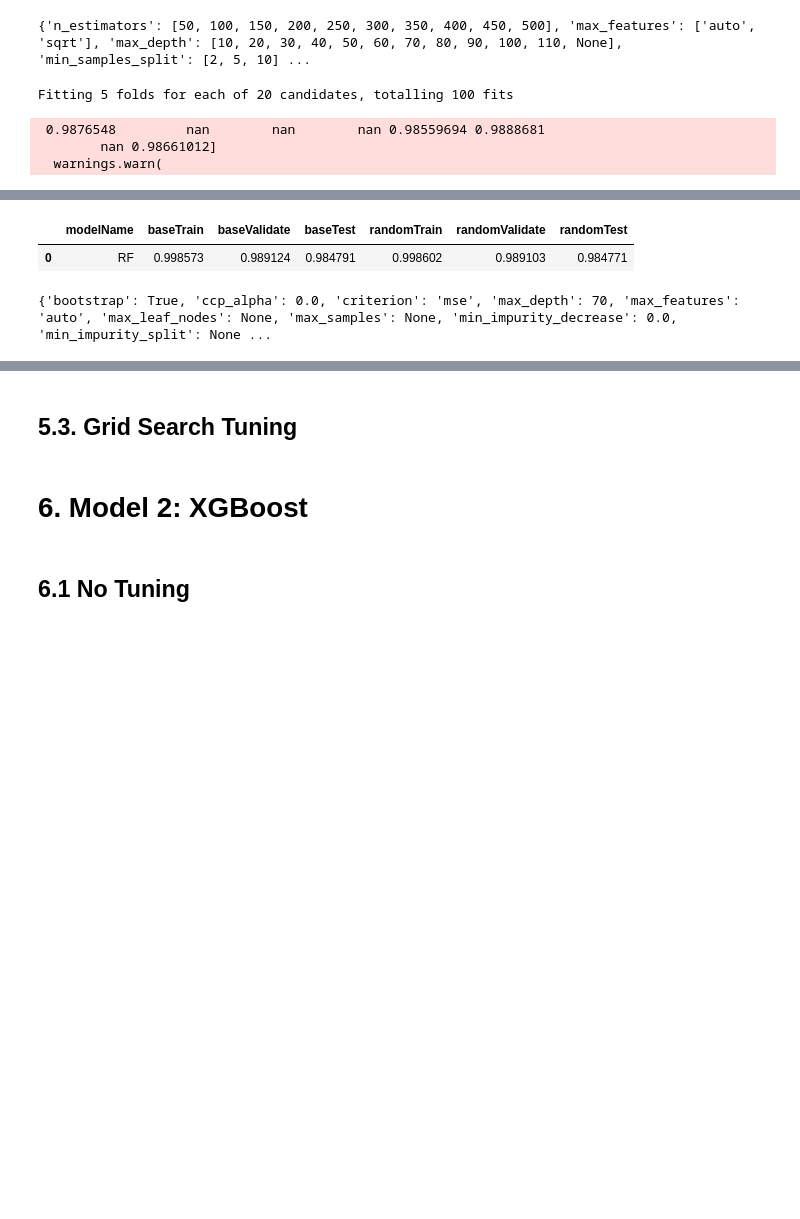
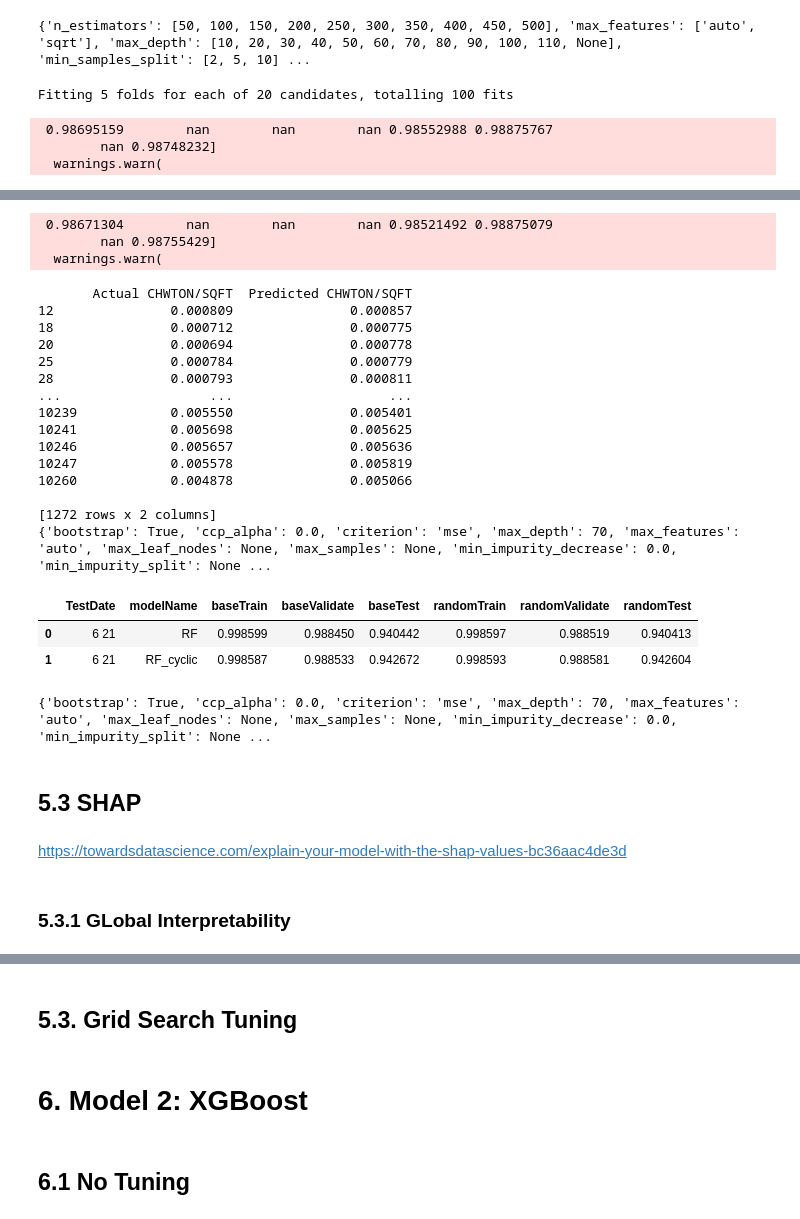
Before and after one commit to freecode23/microclimate-effects, a Jupyter notebook: microclimate_model/Model5_train_validate_test.ipynb, the cells around one changed output, grey strips where cells are left out. Cells and saved outputs as stored; diff of their text form; code cells hidden in the pictures; blank space fills up the shorter version.

```diff
--- a/microclimate_model/Model5_train_validate_test.ipynb
+++ b/microclimate_model/Model5_train_validate_test.ipynb
@@ -35,3 +37,3 @@ import matplotlib.pyplot as plt
 # %%
 Bldg = pd.read_csv("../Data/microclimate_model/Combined/all_buildings.csv")
-Bldg = Bldg.drop(columns = ['Unnamed: 0', "Date_Time"])
+Bldg = Bldg.drop(columns = ['Unnamed: 0','CHWTON'])
@@ -221,0 +274,13 @@ Bldg[(Bldg['Month'] == x) & (Bldg['Day'] == y)]
+# %%
+# 3. create a list of df for Test dates with cyclical time features
+Test_cyclic = []
+
+Test_enc = Test_df.copy(deep = True)
+Test_enc = encode(Test_enc, 'Minute', 60.0)
+Test_enc = encode(Test_enc, 'Hour', 23.0)
+Test_enc = encode(Test_enc, 'Day', 30.0)
+Test_enc = encode(Test_enc, 'Month', 12.0)
+
+Test_cyclic = Test_enc
+print(Test_cyclic.columns)
+Test_cyclic
@@ -230,10 +319,10 @@ def trainAndGetScore(pModel, pModelName, pTuningType, pDf_all_bldg, pDf_scores,
         pDf_all_bldg = pDf_all_bldg.dropna()
 
     # 2. split data into X and y
-    X = pDf_all_bldg.drop(columns=['CHWTON', 'CHWTON/SQFT'])
+    X = pDf_all_bldg.drop(columns=['CHWTON/SQFT'])
     y = pDf_all_bldg['CHWTON/SQFT']
 
-    X_test = pTest_df.drop(columns=['CHWTON', 'CHWTON/SQFT'])
+    X_test = pTest_df.drop(columns=['CHWTON/SQFT'])
     y_test = pTest_df['CHWTON/SQFT']
 
     # 3. Train-Test Split
@@ -259,20 +348,25 @@ def trainAndGetScore(pModel, pModelName, pTuningType, pDf_all_bldg, pDf_scores,
 
 
     # 8. Save Score
+
     # 8.1 Get index
-    # if the model name we have is already in previous df's row , use that index
+    # a) if this is the first entry
     if (len(pDf_scores) == 0):
         i = 0
     else:
-        # if the model name we have is already in previous df's row , use that index
-        last_index = len(pDf_scores) - 1
-        if (pDf_scores.loc[last_index,'modelName'] == pModelName):
-            i = last_index
-        else:
-        # new model name add to new row
-            i = len(pDf_scores)
+        modelNameExist = False
+        # b) if the model name we have is already existing df's row , use that index
+        for df_index in range(len(pDf_scores)):
+            if pDf_scores.loc[df_index, 'modelName'] == pModelName:
+                i = df_index
+                modelNameExist = True
+        # c) if this a a new model name:
+        if modelNameExist == False:
+                # new model name add to new row
+                i = len(pDf_scores)
 
     # 8.2 Add scores to df
+    pDf_scores.loc[i,'TestDate'] = str(m) + " " + str(d)
     pDf_scores.loc[i,'modelName'] = pModelName
     pDf_scores.loc[i,pTuningType + "Train"] = scoreTrain
     pDf_scores.loc[i,pTuningType + "Validate"] = scoreValidate
@@ -287,6 +381,6 @@ RF_base = RandomForestRegressor(n_estimators = 100, random_state = 42, oob_score
 trainAndGetScore(RF_base, "RF", "base", Bldg, scores_df, Test_df)
 
 # 2. Base RF on cyclical time features
-# trainAndGetScore(RF_base, "RF_cyclic", "base", Bldg_cyclic, scores_df, Test_cyclic_df)
+trainAndGetScore(RF_base, "RF_cyclic", "base", Bldg_cyclic, scores_df, Test_cyclic)
 # %% [output]
        Actual CHWTON/SQFT  Predicted CHWTON/SQFT
@@ -361,11 +486,12 @@ RF_random = RandomizedSearchCV(estimator = RF_base,
 trainAndGetScore(RF_random, "RF", "random", Bldg, scores_df, Test_df)
 
 # 3. Train on data with cyclical time features
-# trainAndGetScore(RF_random, "RF_cyclic", "random", Bldg_cyclic, scores_df)
+trainAndGetScore(RF_random, "RF_cyclic", "random", Bldg_cyclic, scores_df, Test_cyclic)
+
 scores_df
 # %% [output]
 Fitting 5 folds for each of 20 candidates, totalling 100 fits
- 0.9876548         nan        nan        nan 0.98559694 0.9888681
-        nan 0.98661012]
+ 0.98695159        nan        nan        nan 0.98552988 0.98875767
+        nan 0.98748232]
   warnings.warn(
        Actual CHWTON/SQFT  Predicted CHWTON/SQFT
@@ -386,6 +513,31 @@ Fitting 5 folds for each of 20 candidates, totalling 100 fits
+ 0.98671304        nan        nan        nan 0.98521492 0.98875079
+        nan 0.98755429]
+  warnings.warn(
+       Actual CHWTON/SQFT  Predicted CHWTON/SQFT
+12               0.000809               0.000857
+18               0.000712               0.000775
+20               0.000694               0.000778
+25               0.000784               0.000779
+28               0.000793               0.000811
+...                   ...                    ...
+10239            0.005550               0.005401
+10241            0.005698               0.005625
+10246            0.005657               0.005636
+10247            0.005578               0.005819
+10260            0.004878               0.005066
+
+[1272 rows x 2 columns]
+{'bootstrap': True, 'ccp_alpha': 0.0, 'criterion': 'mse', 'max_depth': 70, 'max_features': 'auto', 'max_leaf_nodes': None, 'max_samples': None, 'min_impurity_decrease': 0.0, 'min_impurity_split': None ...
-|  | modelName | baseTrain | baseValidate | baseTest | randomTrain | randomValidate | randomTest |
-| 0 | RF | 0.998573 | 0.989124 | 0.984791 | 0.998602 | 0.989103 | 0.984771 |
+|  | TestDate | modelName | baseTrain | baseValidate | baseTest | randomTrain | randomValidate | randomTest |
+| 0 | 6 21 | RF | 0.998599 | 0.988450 | 0.940442 | 0.998597 | 0.988519 | 0.940413 |
+| 1 | 6 21 | RF_cyclic | 0.998587 | 0.988533 | 0.942672 | 0.998593 | 0.988581 | 0.942604 |
 # %%
 print(RF_random.best_estimator_.get_params())
 # %% [output]
 {'bootstrap': True, 'ccp_alpha': 0.0, 'criterion': 'mse', 'max_depth': 70, 'max_features': 'auto', 'max_leaf_nodes': None, 'max_samples': None, 'min_impurity_decrease': 0.0, 'min_impurity_split': None ...
+# %% [markdown]
+## 5.3 SHAP
+# %% [markdown]
+https://towardsdatascience.com/explain-your-model-with-the-shap-values-bc36aac4de3d
+# %% [markdown]
+### 5.3.1 GLobal Interpretability
```
Also changed, not shown: parts of 36 cells of this notebook, 1 other file.
